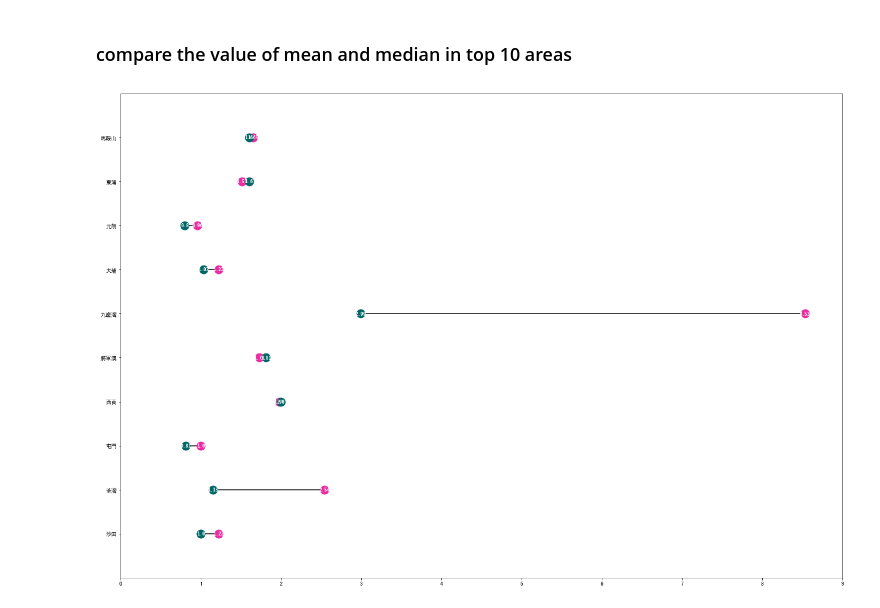
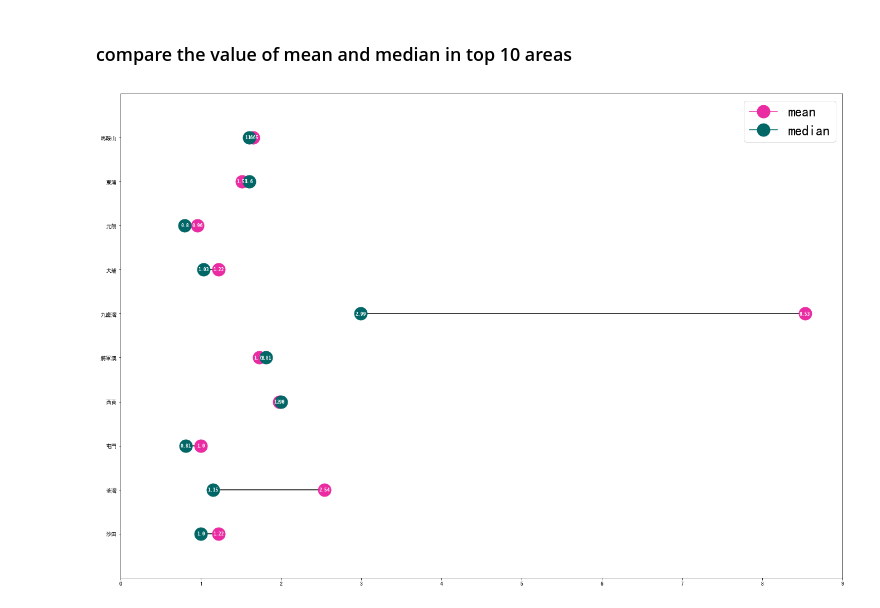
Before and after one commit to XIAO-Chao/hkbu-big-data-media, a Jupyter notebook: homework3/car parking analysis.ipynb, the cells around one changed output. Saved outputs shown, nothing was run; the diff lists cells and outputs as text; code cells hidden in the pictures.

```diff
--- a/homework3/car parking analysis.ipynb
+++ b/homework3/car parking analysis.ipynb
@@ -55,10 +55,10 @@ REVERSED_ORDER = True  # Order of plotting (False: bottom to top. True: top to b
 ########## Modify Above ##########
 
 # Styles to be used when plotting the different elements of the graph.
-dumbbell_style_a = dict(color=A_COLOR, marker='o', markersize=15)
-dumbbell_style_b = dict(color=B_COLOR, marker='o', markersize=15)
+dumbbell_style_a = dict(color=A_COLOR, marker='o', markersize=23)
+dumbbell_style_b = dict(color=B_COLOR, marker='o', markersize=23)
 line_style = dict(color=LINE_COLOR, linestyle='-')
-axis_label_style = dict(horizontalalignment='right', verticalalignment='center', fontsize=12,
+axis_label_style = dict(horizontalalignment='right', verticalalignment='center', fontsize=15,
                         fontdict={'family': 'monospace'})
 data_label_style = dict(horizontalalignment='center', verticalalignment='center', color='white', weight='bold',
                         fontsize=8, fontdict={'family': 'monospace'})
@@ -67,31 +67,34 @@ data_label_style = dict(horizontalalignment='center', verticalalignment='center'
 
 fig = plt.figure(figsize=(30, 16))
 ax = fig.add_subplot(111)
 
 # Get min and max values (for plotting purposes)
 min = 0
 max = 9
 
 index = list(range(N))
 # Loop N times
 for i in index:
     # Plot the line between dumbbells
     ax.plot([a[i], b[i]], [i, i], **line_style)
     # Plot the dumbbells.
     ax.plot(a[i], i, **dumbbell_style_a)
     ax.plot(b[i], i, **dumbbell_style_b)
     # Add data label on top of dumbbells
     ax.text(a[i], i, a[i], **data_label_style)
     ax.text(b[i], i, b[i], **data_label_style)
     # Add the axis label
     #ax.text(min, i, axis_labels[i], **axis_label_style)
+ax.plot(a[0]-20, color=A_COLOR, marker='o', markersize=23, label = 'mean')
+ax.plot(b[0]-20, color=B_COLOR, marker='o', markersize=23, label = 'median')
+ax.legend(prop={'size':25})
 
 # Adjust and save the figure
 fig.subplots_adjust(left=0.3) # Depending on your data, you might not need this adjustment.
 #ax.set_axis_off()
 plt.yticks(range(0,10,1),axis_labels)#设置y轴标签显示格式
 plt.xlim(min,max)
 plt.ylim(-1, N)
 plt.show()
 # %% [output]
-[figure, old version]
+[figure, new version]
```
Also changed, not shown: parts of 1 cell of this notebook.
